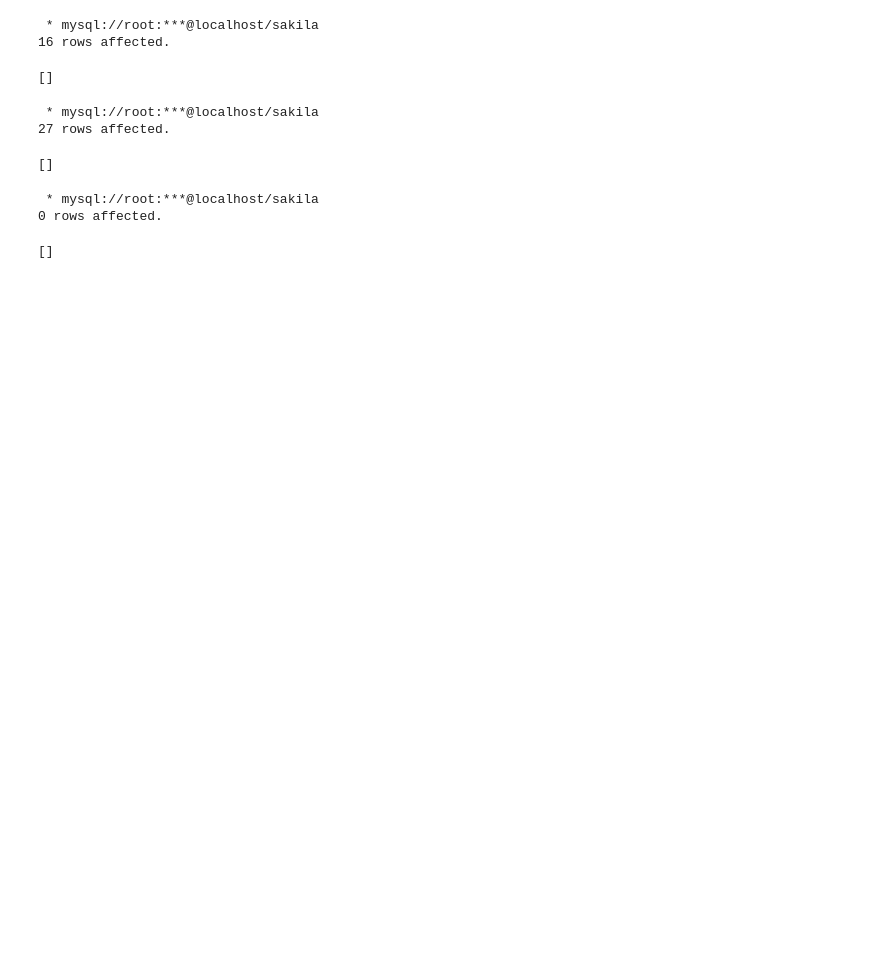
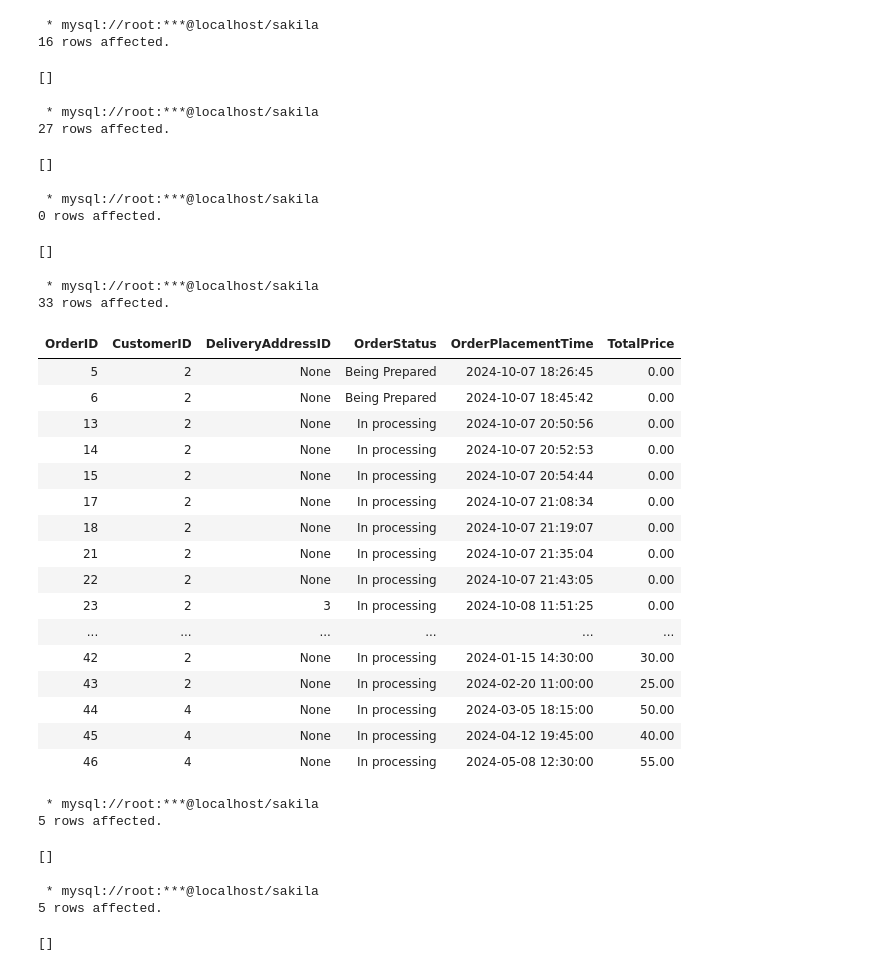
Before and after one commit to LiliBodnar/Pizza_project, a Jupyter notebook: PizzaDatabase.ipynb, the cells around one changed output. Saved outputs shown, nothing was run; the diff lists cells and outputs as text; code cells hidden in the pictures; blank space fills up the shorter version.

```diff
--- a/PizzaDatabase.ipynb
+++ b/PizzaDatabase.ipynb
@@ -510,3 +510,54 @@ MODIFY NumberOfPizzas INT DEFAULT 0;
  * mysql://root:***@localhost/sakila
 0 rows affected.
 []
+# %%
+%%sql
+
+SELECT *
+FROM `Order`
+# %% [output]
+ * mysql://root:***@localhost/sakila
+33 rows affected.
+| OrderID | CustomerID | DeliveryAddressID | OrderStatus | OrderPlacementTime | TotalPrice |
+| 5 | 2 | None | Being Prepared | 2024-10-07 18:26:45 | 0.00 |
+| 6 | 2 | None | Being Prepared | 2024-10-07 18:45:42 | 0.00 |
+| 13 | 2 | None | In processing | 2024-10-07 20:50:56 | 0.00 |
+| 14 | 2 | None | In processing | 2024-10-07 20:52:53 | 0.00 |
+| 15 | 2 | None | In processing | 2024-10-07 20:54:44 | 0.00 |
+| 17 | 2 | None | In processing | 2024-10-07 21:08:34 | 0.00 |
+| 18 | 2 | None | In processing | 2024-10-07 21:19:07 | 0.00 |
+| 21 | 2 | None | In processing | 2024-10-07 21:35:04 | 0.00 |
+| 22 | 2 | None | In processing | 2024-10-07 21:43:05 | 0.00 |
+| 23 | 2 | 3 | In processing | 2024-10-08 11:51:25 | 0.00 |
+| ... | ... | ... | ... | ... | ... |
+| 42 | 2 | None | In processing | 2024-01-15 14:30:00 | 30.00 |
+| 43 | 2 | None | In processing | 2024-02-20 11:00:00 | 25.00 |
+| 44 | 4 | None | In processing | 2024-03-05 18:15:00 | 50.00 |
+| 45 | 4 | None | In processing | 2024-04-12 19:45:00 | 40.00 |
+| 46 | 4 | None | In processing | 2024-05-08 12:30:00 | 55.00 |
+# %%
+%%sql
+
+INSERT INTO `Order` (CustomerID, TotalPrice, OrderPlacementTime) VALUES
+(2, 30.00, '2024-01-15 14:30:00'),
+(2, 25.00, '2024-02-20 11:00:00'),
+(4, 50.00, '2024-03-05 18:15:00'),
+(4, 40.00, '2024-04-12 19:45:00'),
+(4, 55.00, '2024-05-08 12:30:00');
+# %% [output]
+ * mysql://root:***@localhost/sakila
+5 rows affected.
+[]
+# %%
+%%sql
+
+INSERT INTO OrderItem (OrderID, ItemID, Quantity) VALUES
+(42, 1, 2),  -- Assuming ItemID 1 is a Pizza, Quantity 2
+(43, 2, 1),  -- Assuming ItemID 2 is a Pizza, Quantity 1
+(44, 1, 1),  -- One Pizza
+(45, 3, 3),  -- Assuming ItemID 3 is a Pizza, Quantity 3
+(46, 1, 1);  -- One Pizza
+# %% [output]
+ * mysql://root:***@localhost/sakila
+5 rows affected.
+[]
```
Also changed, not shown: parts of 1 cell of this notebook, 2 other files.
